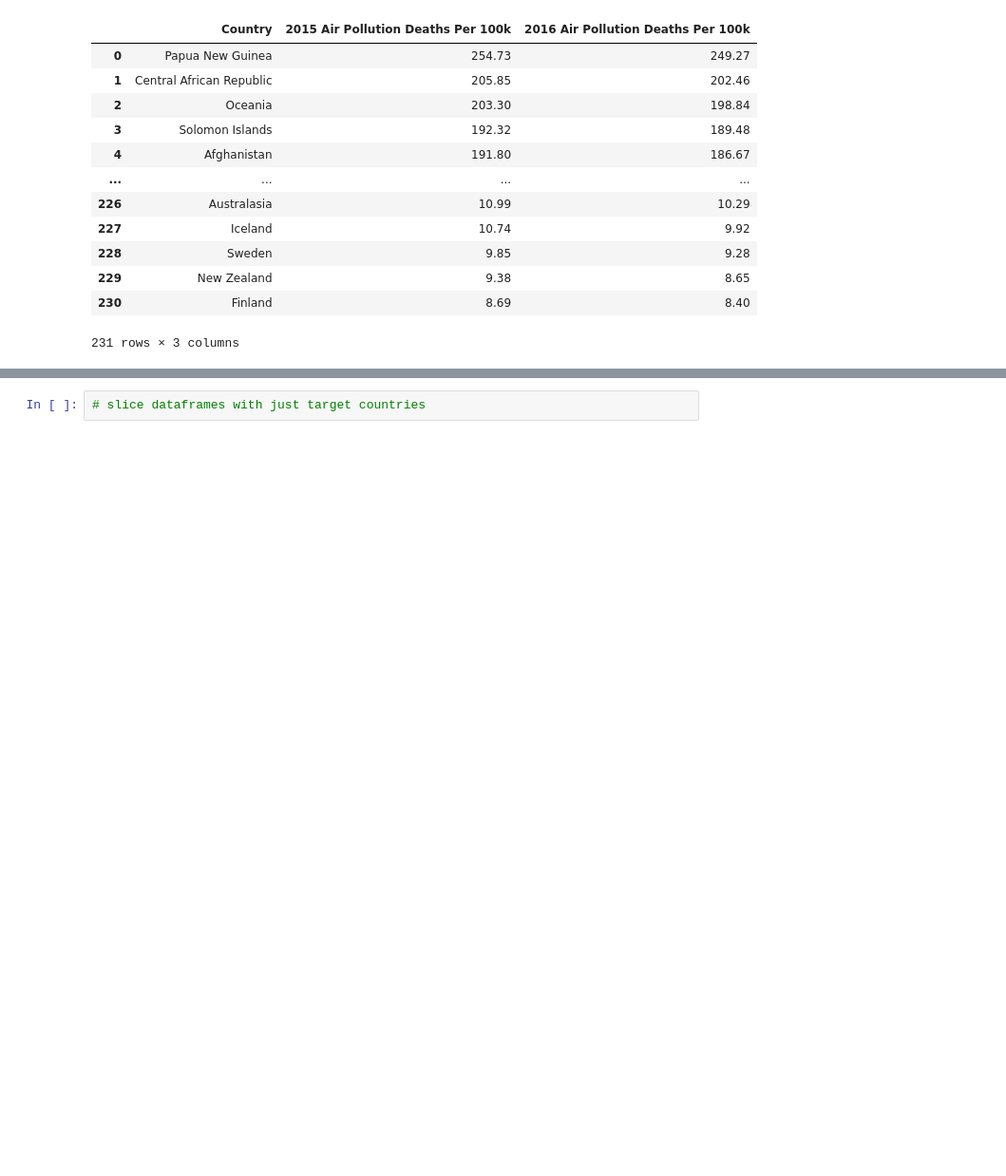
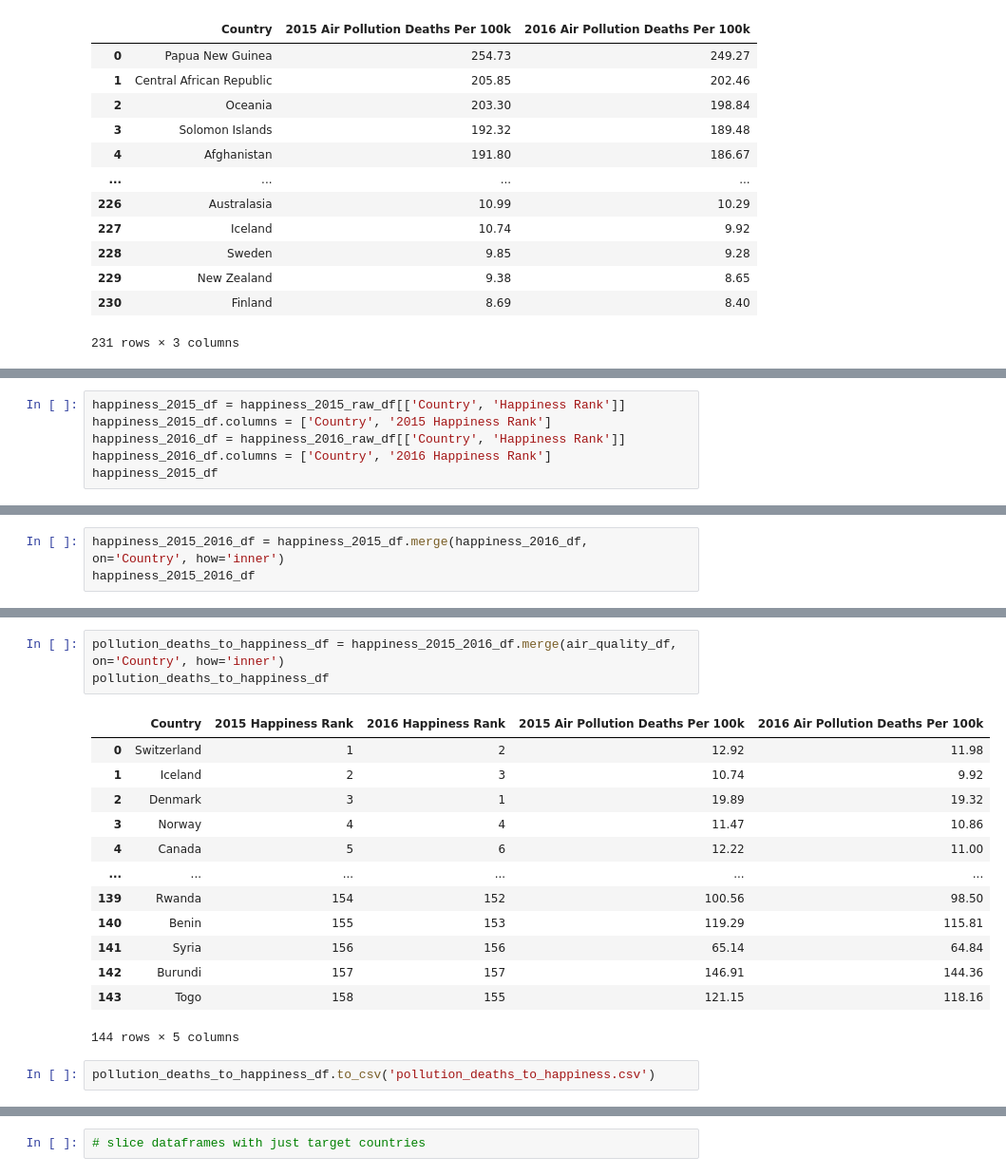
Before and after one commit to jaysueno/Group_Good_Guys, a Jupyter notebook: jay_folder/jay_air_quality.ipynb, the cells around one changed output, grey strips where cells are left out. Shown at 95% size. Saved outputs shown, nothing was run; the diff lists cells and outputs as text; blank space fills up the shorter version.

```diff
--- a/jay_folder/jay_air_quality.ipynb
+++ b/jay_folder/jay_air_quality.ipynb
@@ -141,0 +144,6 @@ air_quality_df
+# %%
+happiness_2015_df = happiness_2015_raw_df[['Country', 'Happiness Rank']]
+happiness_2015_df.columns = ['Country', '2015 Happiness Rank']
+happiness_2016_df = happiness_2016_raw_df[['Country', 'Happiness Rank']]
+happiness_2016_df.columns = ['Country', '2016 Happiness Rank']
+happiness_2015_df
@@ -141,0 +164,3 @@ air_quality_df
+# %%
+happiness_2015_2016_df = happiness_2015_df.merge(happiness_2016_df, on='Country', how='inner')
+happiness_2015_2016_df
@@ -142,2 +181,21 @@ air_quality_df
+# %%
+pollution_deaths_to_happiness_df = happiness_2015_2016_df.merge(air_quality_df, on='Country', how='inner')
+pollution_deaths_to_happiness_df
+# %% [output]
+|  | Country | 2015 Happiness Rank | 2016 Happiness Rank | 2015 Air Pollution Deaths Per 100k | 2016 Air Pollution Deaths Per 100k |
+| 0 | Switzerland | 1 | 2 | 12.92 | 11.98 |
+| 1 | Iceland | 2 | 3 | 10.74 | 9.92 |
+| 2 | Denmark | 3 | 1 | 19.89 | 19.32 |
+| 3 | Norway | 4 | 4 | 11.47 | 10.86 |
+| 4 | Canada | 5 | 6 | 12.22 | 11.00 |
+| ... | ... | ... | ... | ... | ... |
+| 139 | Rwanda | 154 | 152 | 100.56 | 98.50 |
+| 140 | Benin | 155 | 153 | 119.29 | 115.81 |
+| 141 | Syria | 156 | 156 | 65.14 | 64.84 |
+| 142 | Burundi | 157 | 157 | 146.91 | 144.36 |
+| 143 | Togo | 158 | 155 | 121.15 | 118.16 |
+144 rows × 5 columns
+# %%
+pollution_deaths_to_happiness_df.to_csv('pollution_deaths_to_happiness.csv')
 # %%
 #create a heatmap with deaths using api calls
```
Also changed, not shown: parts of 4 cells of this notebook, 2 other files.
